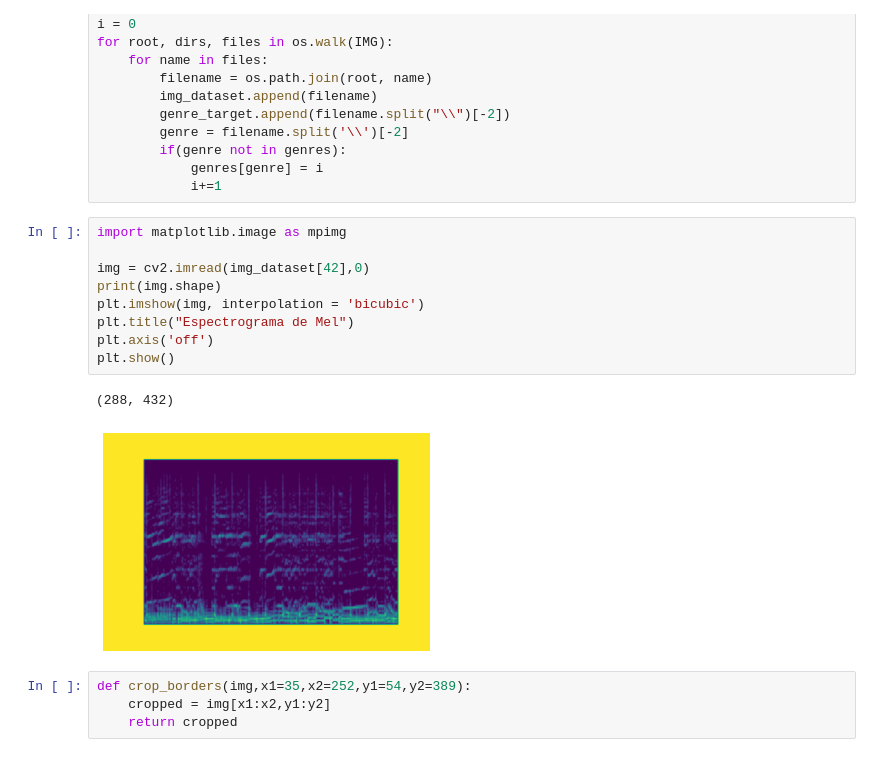
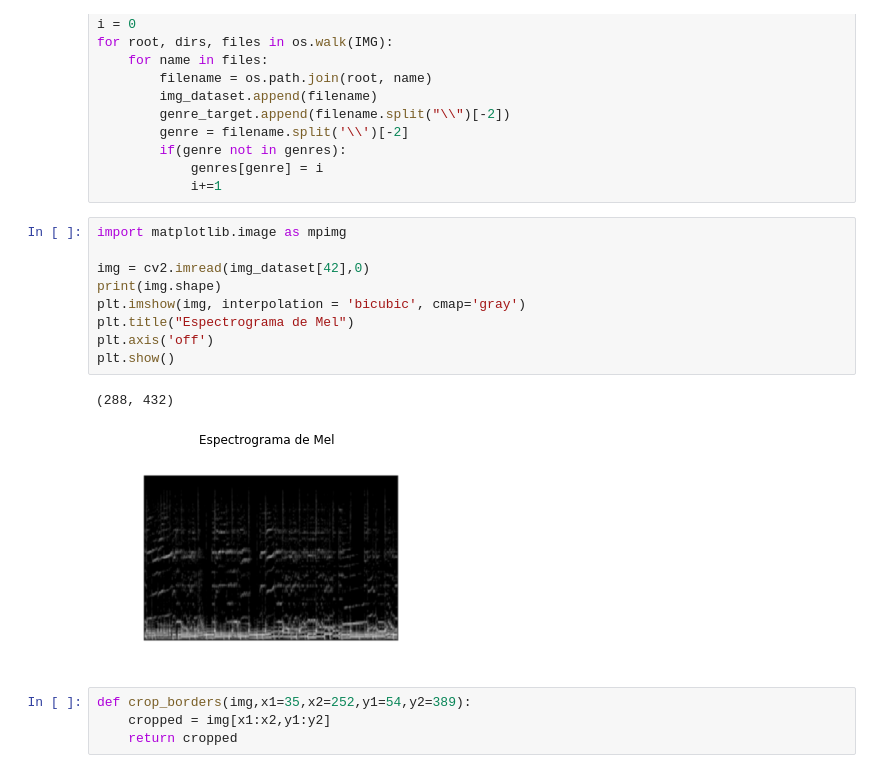
Before and after one commit to GuillermoOvejeroSanchez/Music_Genre_Classifier, a Jupyter notebook: Music Genre Classifier - Spectrogram.ipynb, the cells around one changed output. Drawn from its saved outputs; the diff is of its cells as text.

```diff
--- a/Music Genre Classifier - Spectrogram.ipynb
+++ b/Music Genre Classifier - Spectrogram.ipynb
@@ -22,15 +22,15 @@ for root, dirs, files in os.walk(IMG):
 # %%
 import matplotlib.image as mpimg
 
 img = cv2.imread(img_dataset[42],0)
 print(img.shape)
-plt.imshow(img, interpolation = 'bicubic')
+plt.imshow(img, interpolation = 'bicubic', cmap='gray')
 plt.title("Espectrograma de Mel")
 plt.axis('off')
 plt.show()
 # %% [output]
 (288, 432)
-[figure, old version]
+[figure, new version]
 # %%
 def crop_borders(img,x1=35,x2=252,y1=54,y2=389):
     cropped = img[x1:x2,y1:y2]
```
Also changed, not shown: parts of 1 cell of this notebook, 2 other files.
